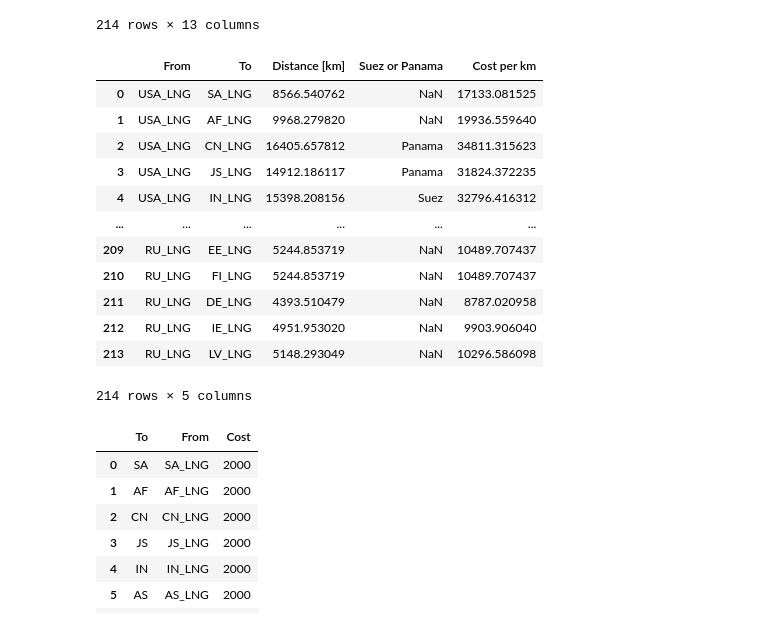
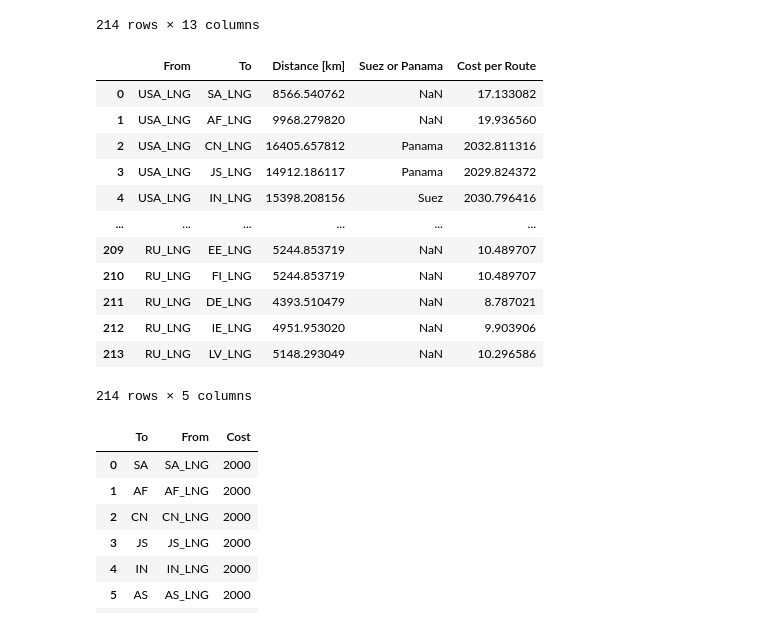
Before and after one commit to CSEI-EU/gas_infrastructure_model, a Jupyter notebook: 00_code_base/07_data_prep/Data_Prep.ipynb, the cells around one changed output. Cells and saved outputs as stored; diff of their text form; code cells hidden in the pictures.

```diff
--- a/00_code_base/07_data_prep/Data_Prep.ipynb
+++ b/00_code_base/07_data_prep/Data_Prep.ipynb
@@ -5,7 +5,7 @@ import os
 # Function to calculate cost
 def calculate_cost(row):
     # Base cost per km
-    cost = row['Distance [km]'] * cost_factor_transportation
+    cost = row['Distance [km]'] * cost_factor_transportation /1000
 
     # Add additional costs for Suez or Panama
     if pd.notna(row['Suez or Panama']):
@@ -79,26 +79,26 @@ cost_factor_panama = 2000
 cost_factor_suez = 2000
 # %%
 # Apply the function to each row and create a new column 'Cost per km'
-df_LNG_global['Cost per km'] = df_LNG_global.apply(calculate_cost, axis=1)
+df_LNG_global['Cost per Route'] = df_LNG_global.apply(calculate_cost, axis=1)
 
 # Create a new dataframe with the relevant columns
-df_cost_per_km = df_LNG_global[['From', 'To', 'Distance [km]', 'Suez or Panama', 'Cost per km']]
+df_cost_per_km = df_LNG_global[['From', 'To', 'Distance [km]', 'Suez or Panama', 'Cost per Route']]
 
 # Display the new dataframe
 df_cost_per_km
 # %% [output]
-|  | From | To | Distance [km] | Suez or Panama | Cost per km |
-| 0 | USA_LNG | SA_LNG | 8566.540762 | NaN | 17133.081525 |
-| 1 | USA_LNG | AF_LNG | 9968.279820 | NaN | 19936.559640 |
-| 2 | USA_LNG | CN_LNG | 16405.657812 | Panama | 34811.315623 |
-| 3 | USA_LNG | JS_LNG | 14912.186117 | Panama | 31824.372235 |
-| 4 | USA_LNG | IN_LNG | 15398.208156 | Suez | 32796.416312 |
+|  | From | To | Distance [km] | Suez or Panama | Cost per Route |
+| 0 | USA_LNG | SA_LNG | 8566.540762 | NaN | 17.133082 |
+| 1 | USA_LNG | AF_LNG | 9968.279820 | NaN | 19.936560 |
+| 2 | USA_LNG | CN_LNG | 16405.657812 | Panama | 2032.811316 |
+| 3 | USA_LNG | JS_LNG | 14912.186117 | Panama | 2029.824372 |
+| 4 | USA_LNG | IN_LNG | 15398.208156 | Suez | 2030.796416 |
 | ... | ... | ... | ... | ... | ... |
-| 209 | RU_LNG | EE_LNG | 5244.853719 | NaN | 10489.707437 |
-| 210 | RU_LNG | FI_LNG | 5244.853719 | NaN | 10489.707437 |
-| 211 | RU_LNG | DE_LNG | 4393.510479 | NaN | 8787.020958 |
-| 212 | RU_LNG | IE_LNG | 4951.953020 | NaN | 9903.906040 |
-| 213 | RU_LNG | LV_LNG | 5148.293049 | NaN | 10296.586098 |
+| 209 | RU_LNG | EE_LNG | 5244.853719 | NaN | 10.489707 |
+| 210 | RU_LNG | FI_LNG | 5244.853719 | NaN | 10.489707 |
+| 211 | RU_LNG | DE_LNG | 4393.510479 | NaN | 8.787021 |
+| 212 | RU_LNG | IE_LNG | 4951.953020 | NaN | 9.903906 |
+| 213 | RU_LNG | LV_LNG | 5148.293049 | NaN | 10.296586 |
 214 rows × 5 columns
 # %%
 # Get LNG liquefaction cost df
```
Also changed, not shown: parts of 1 cell of this notebook, 4 other files.
